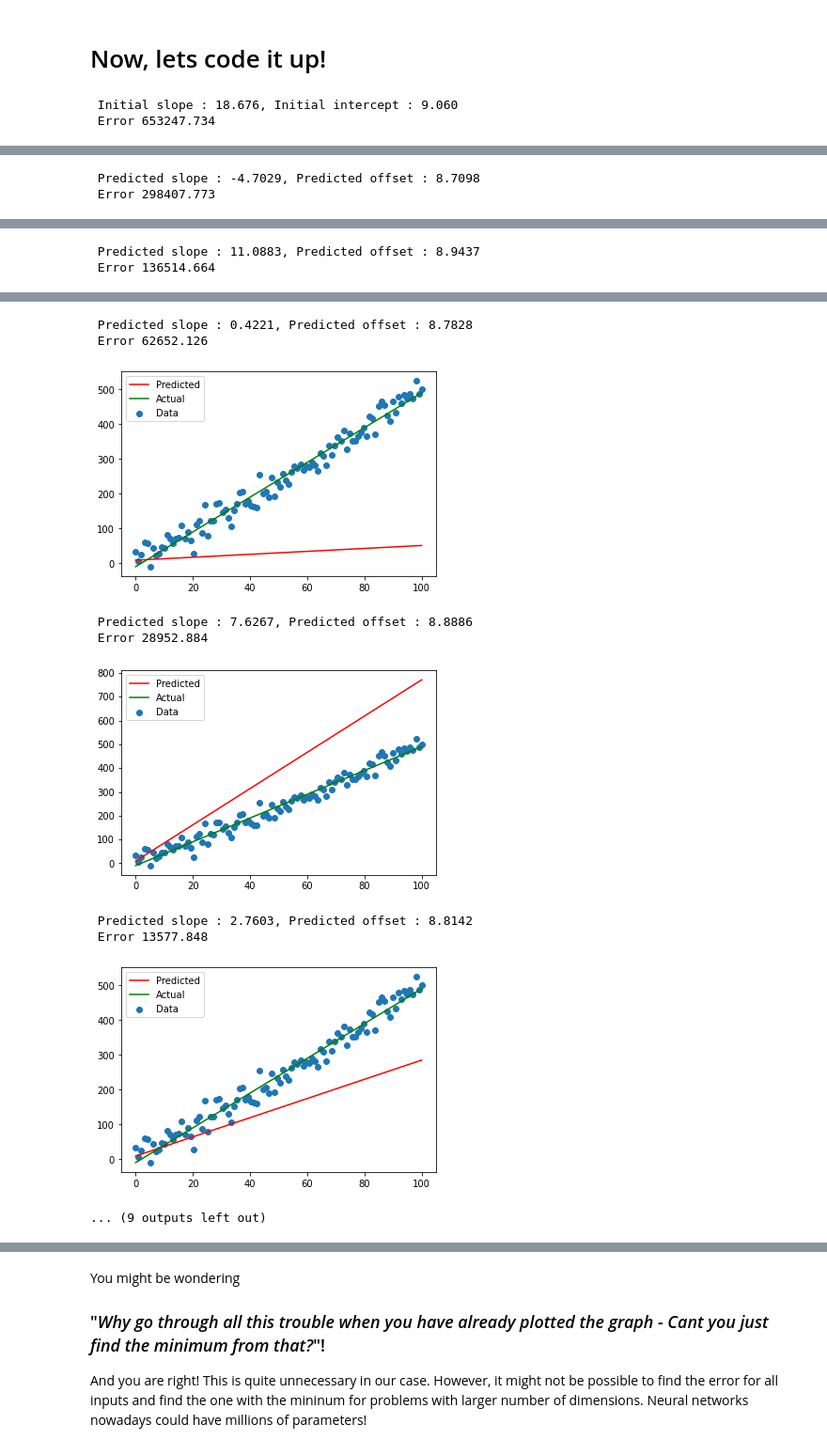
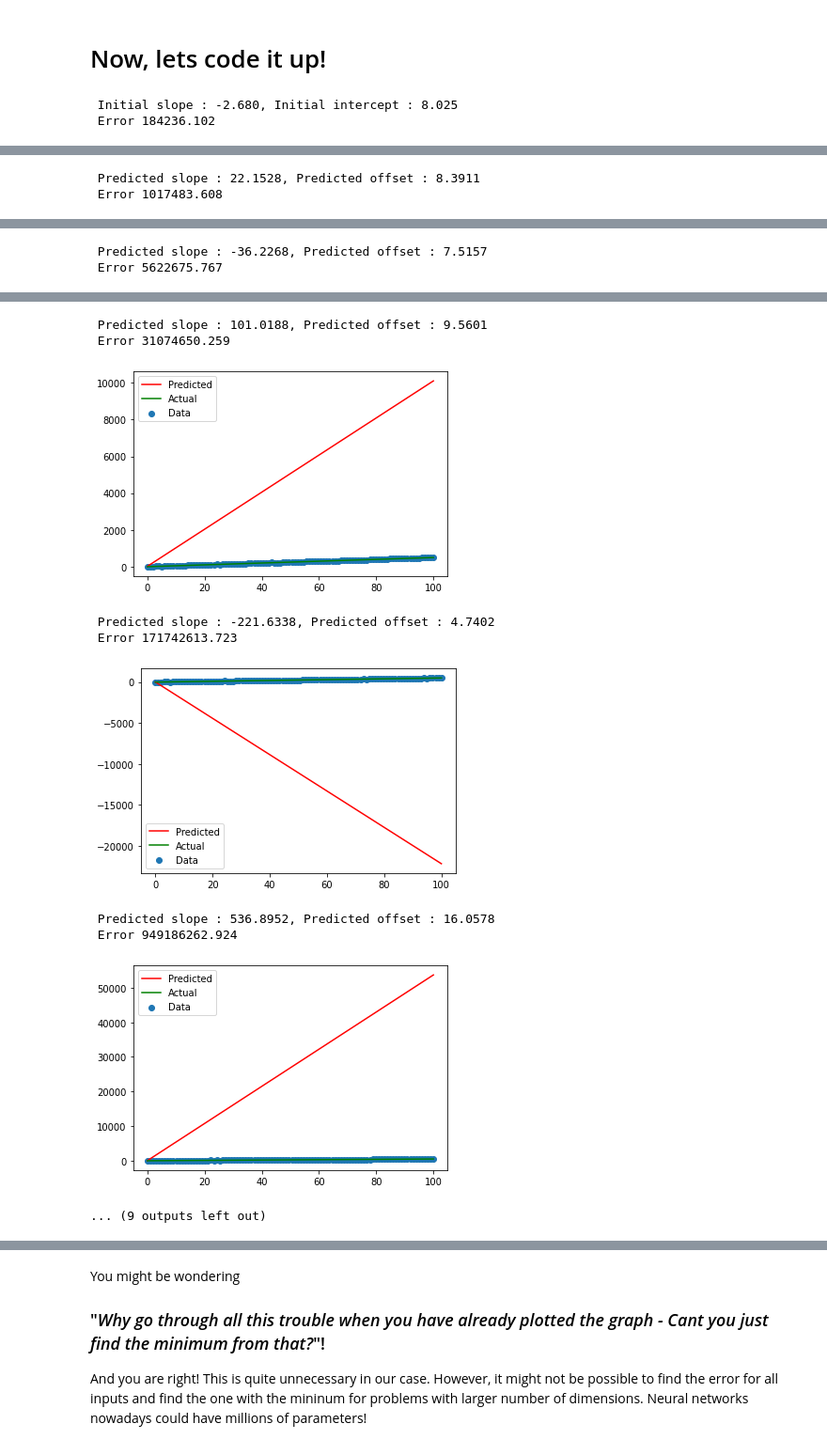
Before and after one commit to Ashwin-Rajesh/PyTorch_IEEE_2021, a Jupyter notebook: 1_LinearRegression.ipynb, the cells around one changed output, grey strips where cells are left out. Shown at 94% size. Cells and saved outputs as stored; diff of their text form; code cells hidden in the pictures.

```diff
--- a/1_LinearRegression.ipynb
+++ b/1_LinearRegression.ipynb
@@ -252,7 +252,8 @@ num_iter = 10
 
 # Learning rate is the factor that is multiplied with the gradient
 learning_rate = 1e-4                # Value we got from trial and error
-# learning_rate = 2.5e-4              # Uncomment this to see overshoot of gradient descent
+learning_rate = 2.5e-4              # Uncomment this to see overshoot of gradient descent
+learning_rate = 5e-4                # Uncomment this to see gradient descent diverge
 
 # To store values of slope, intercept and error over training, for visualizing later
 m_hist = []
@@ -290,5 +291,5 @@ for i in range(num_iter):
 
   print(" Predicted slope : %.4f, Predicted offset : %.4f"%(m_pred, b_pred))
 # %% [output]
- Initial slope : 18.676, Initial intercept : 9.060
- Error 653247.734
+ Initial slope : -2.680, Initial intercept : 8.025
+ Error 184236.102
@@ -296,2 +297,2 @@ for i in range(num_iter):
- Predicted slope : -4.7029, Predicted offset : 8.7098
- Error 298407.773
+ Predicted slope : 22.1528, Predicted offset : 8.3911
+ Error 1017483.608
@@ -299,2 +300,2 @@ for i in range(num_iter):
- Predicted slope : 11.0883, Predicted offset : 8.9437
- Error 136514.664
+ Predicted slope : -36.2268, Predicted offset : 7.5157
+ Error 5622675.767
@@ -302,12 +303,12 @@ for i in range(num_iter):
- Predicted slope : 0.4221, Predicted offset : 8.7828
- Error 62652.126
+ Predicted slope : 101.0188, Predicted offset : 9.5601
+ Error 31074650.259
-[figure, old version]
+[figure, new version]
- Predicted slope : 7.6267, Predicted offset : 8.8886
- Error 28952.884
+ Predicted slope : -221.6338, Predicted offset : 4.7402
+ Error 171742613.723
-[figure, old version]
+[figure, new version]
- Predicted slope : 2.7603, Predicted offset : 8.8142
- Error 13577.848
+ Predicted slope : 536.8952, Predicted offset : 16.0578
+ Error 949186262.924
-[figure, old version]
+[figure, new version]
 ... (9 outputs left out)
 # %%
 vis_errors(m_hist, b_hist, error_hist, False, max(max(m_hist),10), min(min(m_hist),0), max(b_hist), min(b_hist))
```
Also changed, not shown: parts of 6 cells of this notebook.
